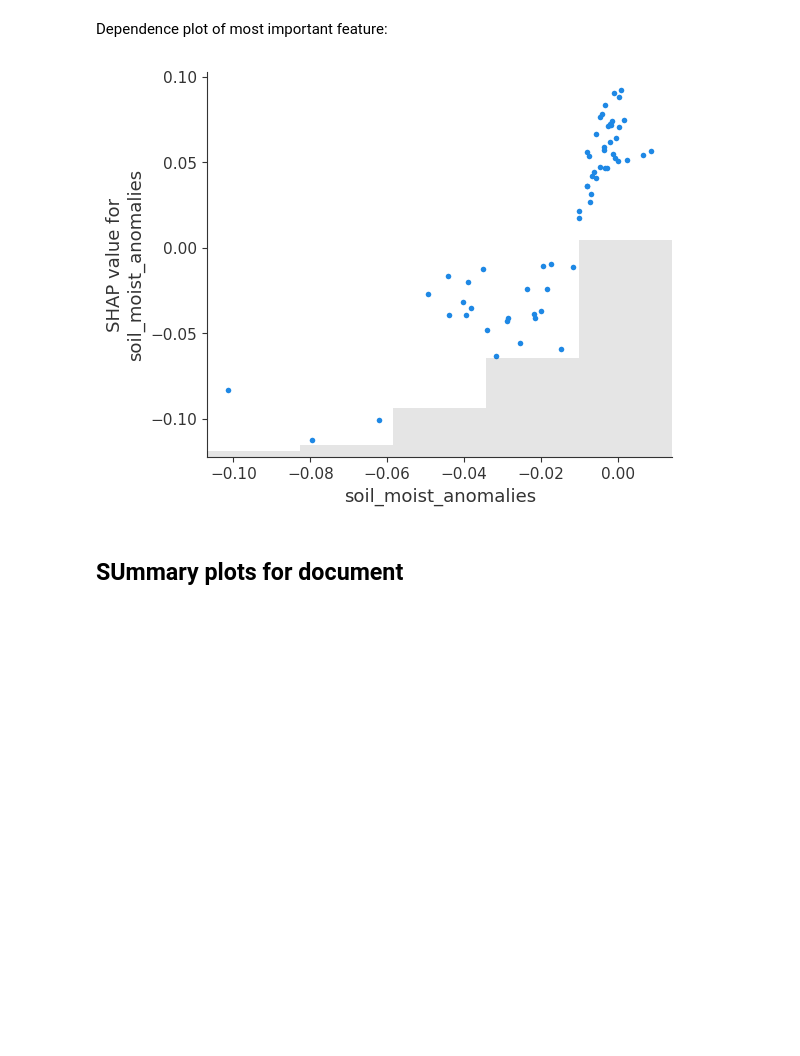
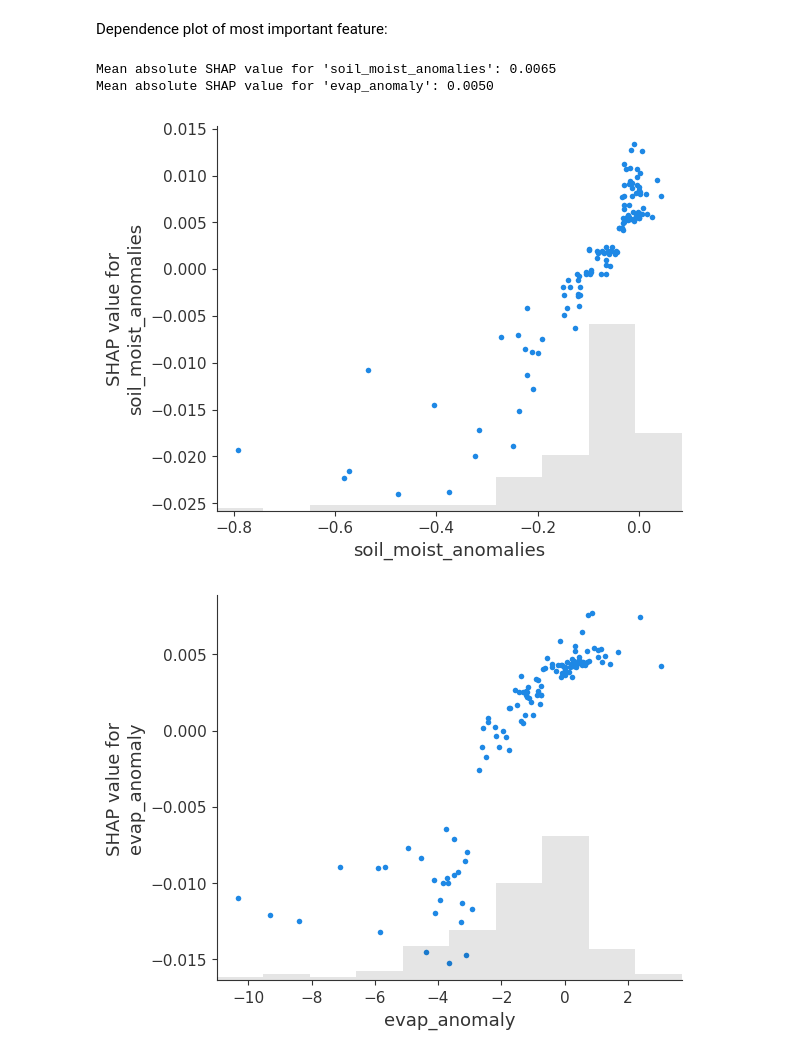
Before and after one commit to bgrandt/masters_thesis, a Jupyter notebook: 5_modeling.ipynb, the cells around one changed output. Saved outputs shown, nothing was run; the diff lists cells and outputs as text; code cells hidden in the pictures; blank space fills up the shorter version.

```diff
--- a/5_modeling.ipynb
+++ b/5_modeling.ipynb
@@ -79,18 +77,18 @@ uneven class distributions -> stratified train-test-split required
 # Split into features and targets
 X = df.drop(['other_events', 'vpre', 'vdist', 'vpost', 'resilience', 'resistance',
        'recovery', 'n_days_vdist', 'kndvi_anomaly_strength',
-       'kndvi_anomaly_strength_day', 'veg_class', 'event_label'], axis=1)
+       'kndvi_anomaly_strength_average', 'veg_class', 'event_label', 'recovery_dep'], axis=1)
 
 y_resl = df['resilience']
 y_rest = df['resistance']
 y_rec = df['recovery']
-y_anom = df['kndvi_anomaly_strength']
+y_anom = df['kndvi_anomaly_strength_average']
 
 # Split into train and test set
-X_train_resl, X_test_resl, y_train_resl, y_test_resl = train_test_split(X, y_resl, test_size=0.1, random_state=123, stratify=df['veg_class']) # Resilience
-X_train_rest, X_test_rest, y_train_rest, y_test_rest = train_test_split(X, y_rest, test_size=0.1, random_state=123, stratify=df['veg_class']) # Resistance
-X_train_rec, X_test_rec, y_train_rec, y_test_rec = train_test_split(X, y_rec, test_size=0.1, random_state=123, stratify=df['veg_class']) # Recovery
-X_train_anom, X_test_anom, y_train_anom, y_test_anom = train_test_split(X, y_anom, test_size=0.1, random_state=123, stratify=df['veg_class']) # Anomaly strength
+X_train_resl, X_test_resl, y_train_resl, y_test_resl = train_test_split(X, y_resl, test_size=0.2, random_state=123, stratify=df['veg_class']) # Resilience
+X_train_rest, X_test_rest, y_train_rest, y_test_rest = train_test_split(X, y_rest, test_size=0.2, random_state=123, stratify=df['veg_class']) # Resistance
+X_train_rec, X_test_rec, y_train_rec, y_test_rec = train_test_split(X, y_rec, test_size=0.2, random_state=123, stratify=df['veg_class']) # Recovery
+X_train_anom, X_test_anom, y_train_anom, y_test_anom = train_test_split(X, y_anom, test_size=0.2, random_state=123, stratify=df['veg_class']) # Anomaly strength
 # %% [markdown]
 **One out of ten rule:** I need at least 230 observations without vegetation class and 400 with vegetation classes one-hot encoded.
 Maybe use vegetation class only for stratified train-test-split.
@@ -121,2 +121,14 @@ space = {
+# %%
+# Example revised hyperparameter bounds
+space = {
+    'eta': hp.loguniform('eta', np.log(0.01), np.log(0.1)),
+    'gamma': hp.uniform('gamma', 0, 5),
+    'max_depth': hp.quniform('max_depth', 2, 6, 1),
+    'min_child_weight': hp.loguniform('min_child_weight', np.log(1), np.log(20)),
+    'subsample': hp.uniform('subsample', 0.6, 1),
+    'colsample_bytree': hp.uniform('colsample_bytree', 0.6, 1),
+    'alpha': hp.loguniform('alpha', np.log(0.1), np.log(10)),
+    'reg_lambda': hp.loguniform('reg_lambda', np.log(0.1), np.log(10))
+}
 # %% [markdown]
 ### Resilience
@@ -403,7 +431,8 @@ def objective_cv_anom(space):
     min_child_weight=int(space['min_child_weight']),
     subsample=space['subsample'],
     colsample_bytree=space['colsample_bytree'],
-    alpha=space['alpha']
+    alpha=space['alpha'],
+    n_estimators=1000
 )
 
     # Perform cross-validation
@@ -422,7 +451,7 @@ best_hyperparams_anom = fmin(
     fn = objective_cv_anom,
     space=space,
     algo = tpe.suggest,
-    max_evals = 1000,
+    max_evals = 600,
     trials = trials,
     rstate = np.random.default_rng(123)
 )
@@ -586,8 +691,23 @@ shap.summary_plot(shap_values_anom, X_test_anom, plot_type="bar")
 # %% [markdown]
 Dependence plot of most important feature:
 # %%
-shap.plots.scatter(shap_values_anom[:, "soil_moist_anomalies"])
+variable1 = 'soil_moist_anomalies'
+variable2 = 'evap_anomaly'
+
+# Create dataframe with sha values
+shap_values_df = pd.DataFrame(shap_values_anom.values, columns=X_test_anom.columns)
+
+# Compute the mean absolute SHAP value for the chosen variable
+mean_abs_shap1 = np.mean(np.abs(shap_values_df[variable1]))
+mean_abs_shap2 = np.mean(np.abs(shap_values_df[variable2]))
+
+print(f"Mean absolute SHAP value for '{variable1}': {mean_abs_shap1:.4f}")
+print(f"Mean absolute SHAP value for '{variable2}': {mean_abs_shap2:.4f}")
+
+shap.plots.scatter(shap_values_anom[:, variable1])
+shap.plots.scatter(shap_values_anom[:, variable2])
 # %% [output]
+Mean absolute SHAP value for 'soil_moist_anomalies': 0.0065
+Mean absolute SHAP value for 'evap_anomaly': 0.0050
-[figure, old version]
+[figure, new version]
+[figure, added]
-# %% [markdown]
-## SUmmary plots for document
```
Also changed, not shown: parts of 47 cells of this notebook, 6 other files.
